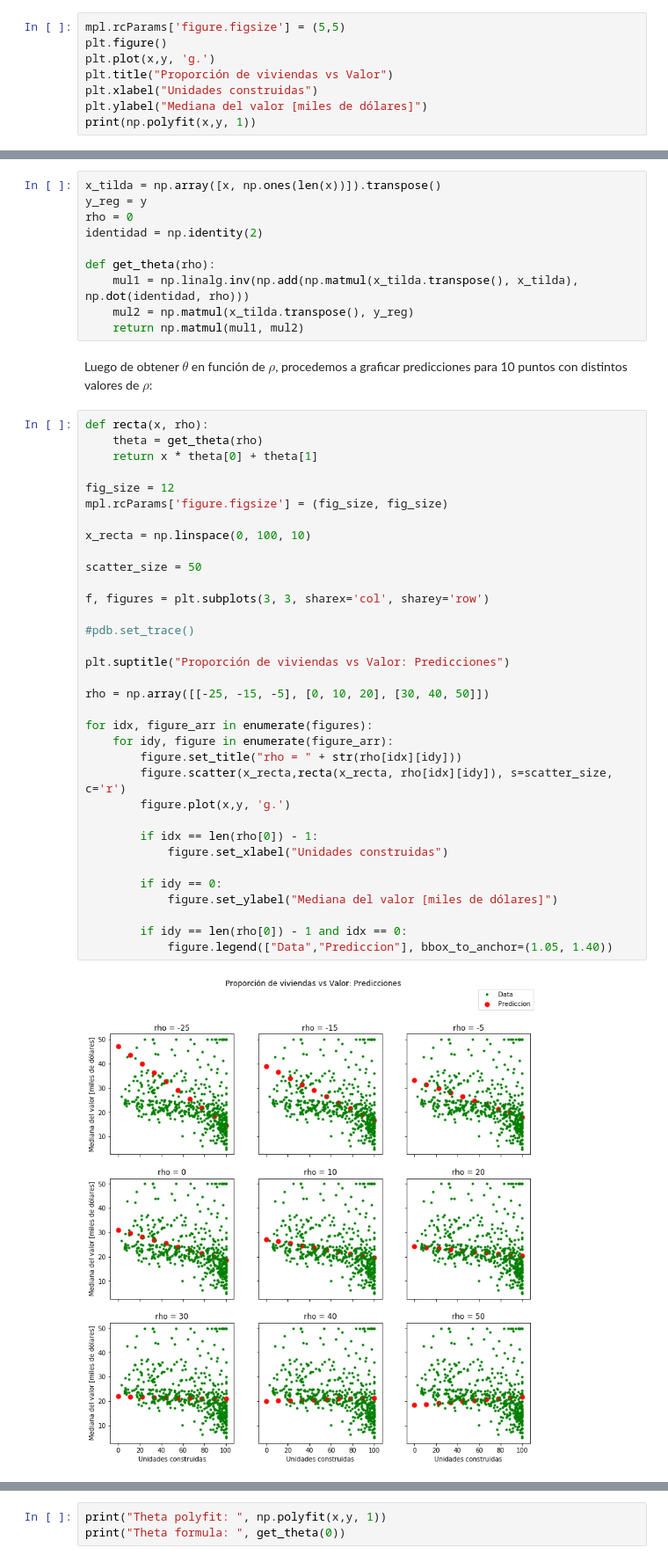
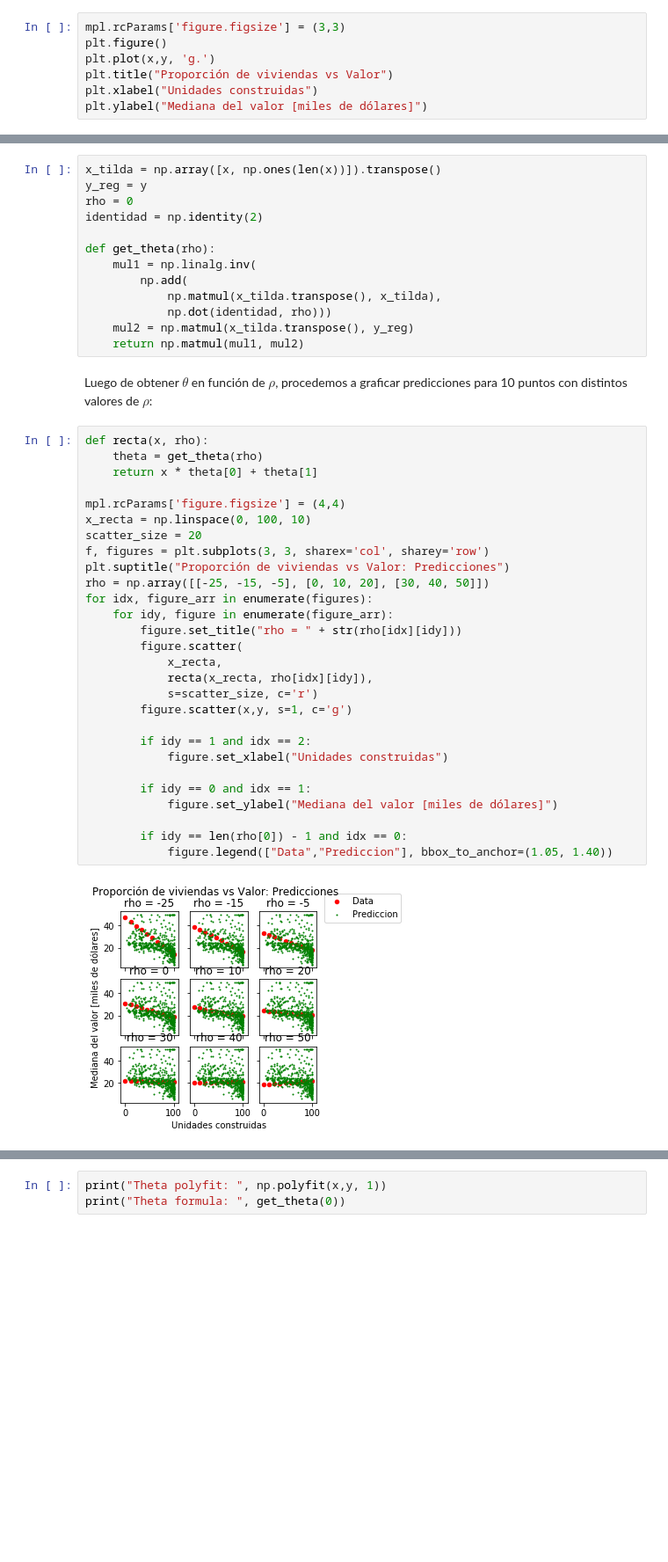
Before and after one commit to martinKindall/aprendizaje_probabilistico_uchile, a Jupyter notebook: Tarea1/tarea1_martin_cornejo.ipynb, the cells around one changed output, grey strips where cells are left out. Shown at 88% size. Cells and saved outputs as stored; diff of their text form; blank space fills up the shorter version.

```diff
--- a/Tarea1/tarea1_martin_cornejo.ipynb
+++ b/Tarea1/tarea1_martin_cornejo.ipynb
@@ -33,11 +33,10 @@ y = data[:,1]
 # %% [markdown]
 ### A continuación se grafica la data:
 # %%
-mpl.rcParams['figure.figsize'] = (5,5)
+mpl.rcParams['figure.figsize'] = (3,3)
 plt.figure()
 plt.plot(x,y, 'g.')
 plt.title("Proporción de viviendas vs Valor")
 plt.xlabel("Unidades construidas")
 plt.ylabel("Mediana del valor [miles de dólares]")
-print(np.polyfit(x,y, 1))
 # %% [output]
@@ -76,7 +75,10 @@ rho = 0
 identidad = np.identity(2)
 
 def get_theta(rho):
-    mul1 = np.linalg.inv(np.add(np.matmul(x_tilda.transpose(), x_tilda), np.dot(identidad, rho)))
+    mul1 = np.linalg.inv(
+        np.add(
+            np.matmul(x_tilda.transpose(), x_tilda),
+            np.dot(identidad, rho)))
     mul2 = np.matmul(x_tilda.transpose(), y_reg)
     return np.matmul(mul1, mul2)
 # %% [markdown]
@@ -84,36 +86,30 @@ Luego de obtener $\theta$ en función de $\rho$, procedemos a graficar prediccio
 # %%
 def recta(x, rho):
     theta = get_theta(rho)
     return x * theta[0] + theta[1]
 
-fig_size = 12
-mpl.rcParams['figure.figsize'] = (fig_size, fig_size)
-
+mpl.rcParams['figure.figsize'] = (4,4)
 x_recta = np.linspace(0, 100, 10)
-
-scatter_size = 50
-
+scatter_size = 20
 f, figures = plt.subplots(3, 3, sharex='col', sharey='row')
-
-#pdb.set_trace()
-
 plt.suptitle("Proporción de viviendas vs Valor: Predicciones")
-
 rho = np.array([[-25, -15, -5], [0, 10, 20], [30, 40, 50]])
-
 for idx, figure_arr in enumerate(figures):
     for idy, figure in enumerate(figure_arr):
         figure.set_title("rho = " + str(rho[idx][idy]))
-        figure.scatter(x_recta,recta(x_recta, rho[idx][idy]), s=scatter_size, c='r')
-        figure.plot(x,y, 'g.')
+        figure.scatter(
+            x_recta,
+            recta(x_recta, rho[idx][idy]),
+            s=scatter_size, c='r')
+        figure.scatter(x,y, s=1, c='g')
 
-        if idx == len(rho[0]) - 1:
+        if idy == 1 and idx == 2:
             figure.set_xlabel("Unidades construidas")
 
-        if idy == 0:
+        if idy == 0 and idx == 1:
             figure.set_ylabel("Mediana del valor [miles de dólares]")
 
         if idy == len(rho[0]) - 1 and idx == 0:
             figure.legend(["Data","Prediccion"], bbox_to_anchor=(1.05, 1.40))
 # %% [output]
-[figure, old version]
+[figure, new version]
```
Also changed, not shown: parts of 7 cells of this notebook.
